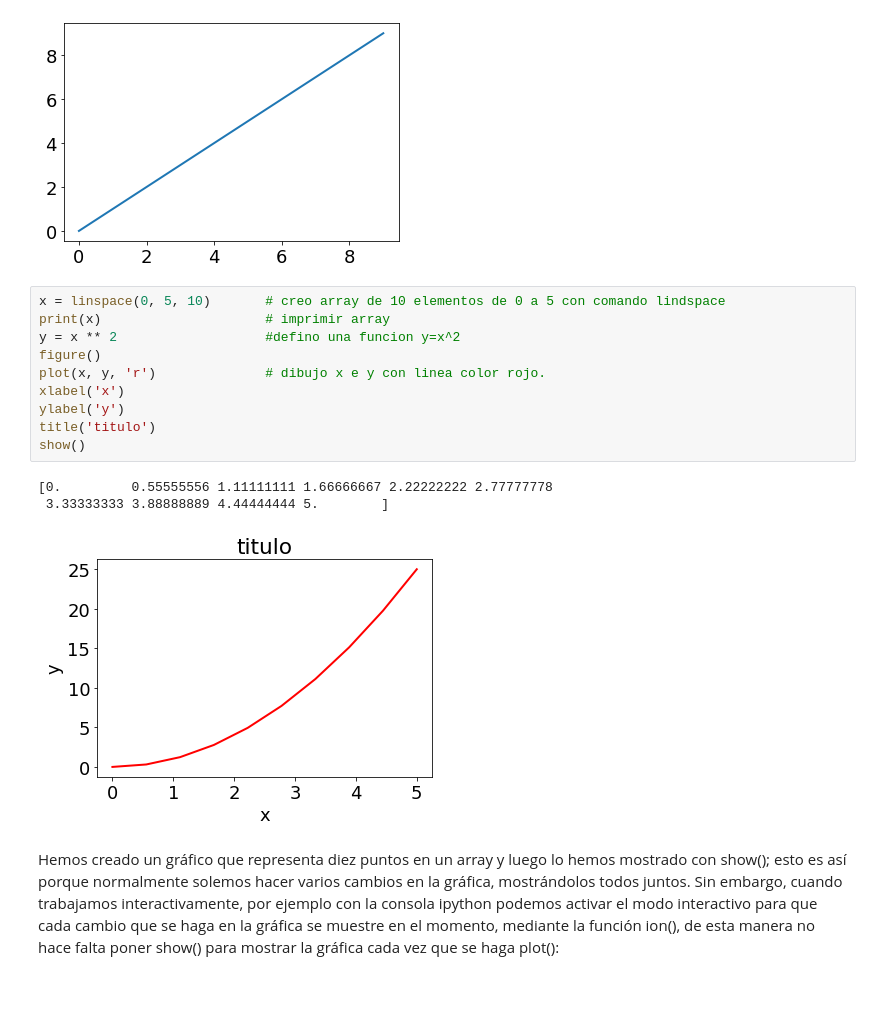
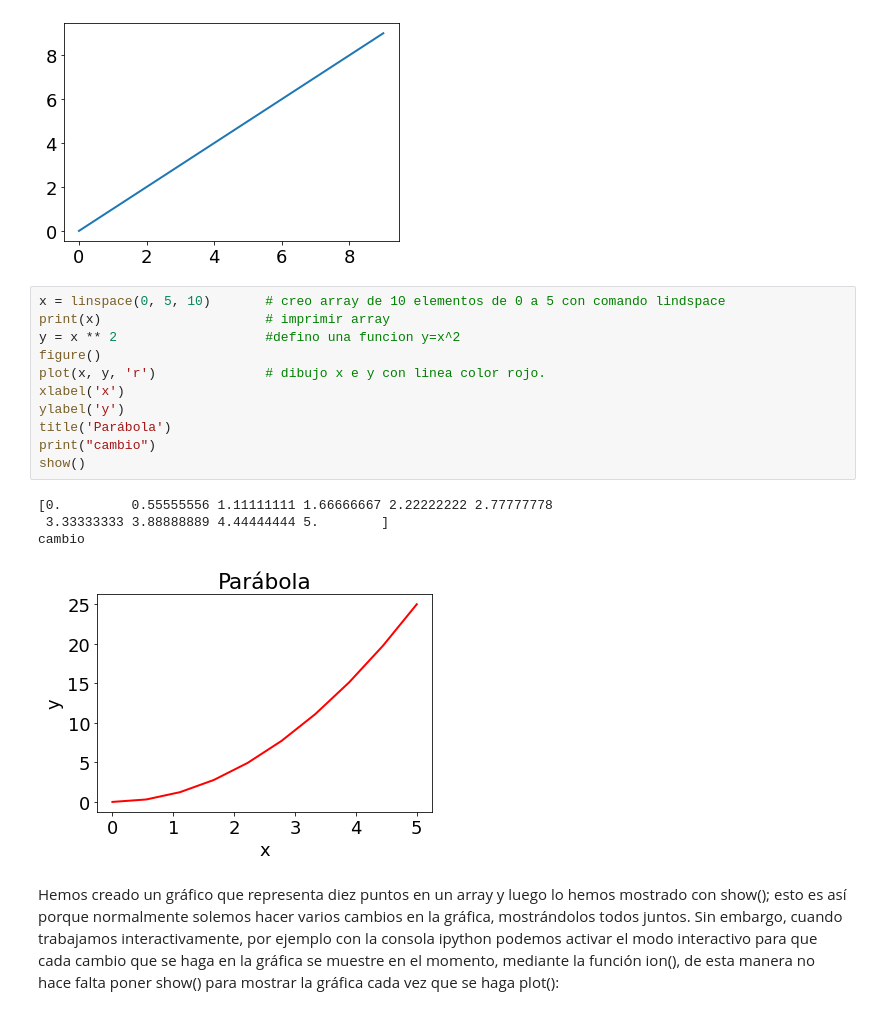
Before and after one commit to fernandoruiziriarte/fisicaelectronicaUTNFRA, a Jupyter notebook: Ejemplos_de_gráficos.ipynb, the cells around one changed output. Saved outputs shown, nothing was run; the diff lists cells and outputs as text.

Commit message:
cambio

```diff
--- a/Ejemplos_de_gráficos.ipynb
+++ b/Ejemplos_de_gráficos.ipynb
@@ -55,17 +55,19 @@ show()                   # mostrar el gráfico en pantalla
 # %%
 x = linspace(0, 5, 10)       # creo array de 10 elementos de 0 a 5 con comando lindspace
 print(x)                     # imprimir array
 y = x ** 2                   #defino una funcion y=x^2
 figure()
 plot(x, y, 'r')              # dibujo x e y con linea color rojo.
 xlabel('x')
 ylabel('y')
-title('titulo')
+title('Parábola')
+print("cambio")
 show()
 # %% [output]
 [0.         0.55555556 1.11111111 1.66666667 2.22222222 2.77777778
  3.33333333 3.88888889 4.44444444 5.        ]
+cambio
-[figure, old version]
+[figure, new version]
 # %% [markdown]
 Hemos creado un gráfico que representa diez puntos en un array y luego lo hemos mostrado con show(); esto es así porque normalmente solemos hacer varios cambios en la gráfica, mostrándolos todos juntos. Sin embargo, cuando trabajamos interactivamente, por ejemplo con la consola ipython podemos activar el modo interactivo para que cada cambio que se haga en la gráfica se muestre en el momento, mediante la función ion(), de esta manera no hace falta poner show() para mostrar la gráfica cada vez que se haga plot():
 # %%
```
Also changed, not shown: parts of 2 cells of this notebook.
